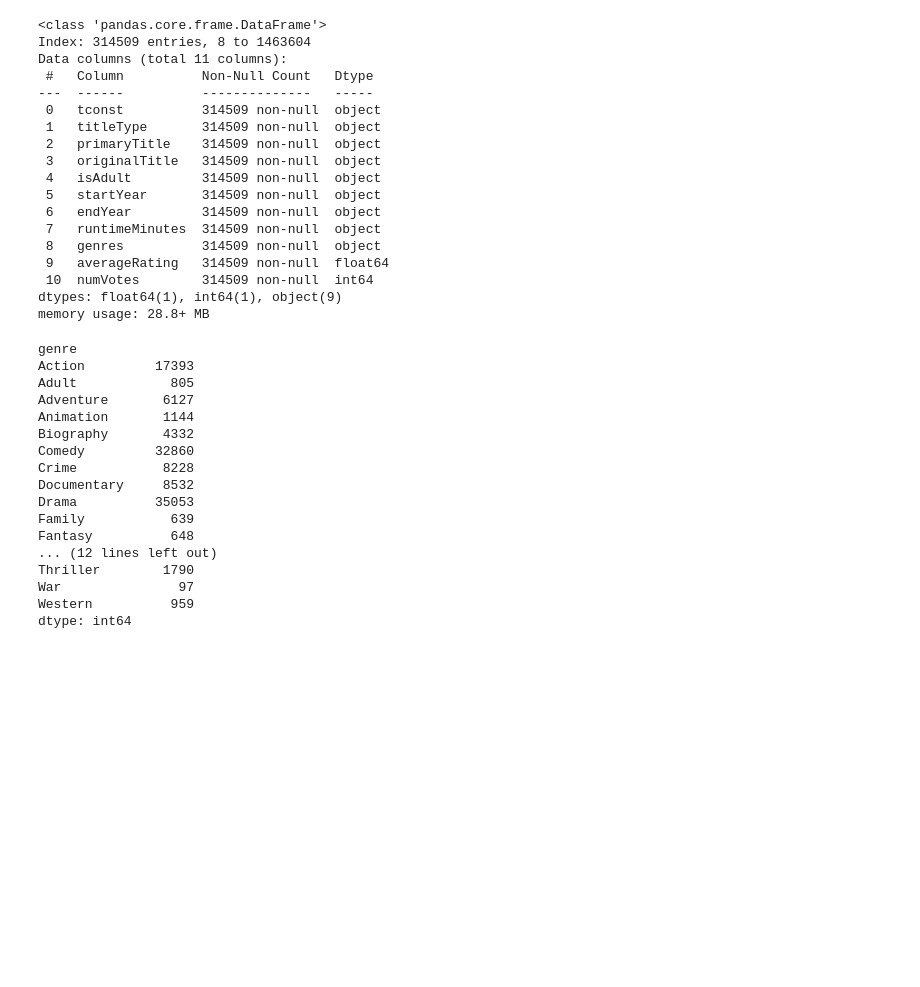
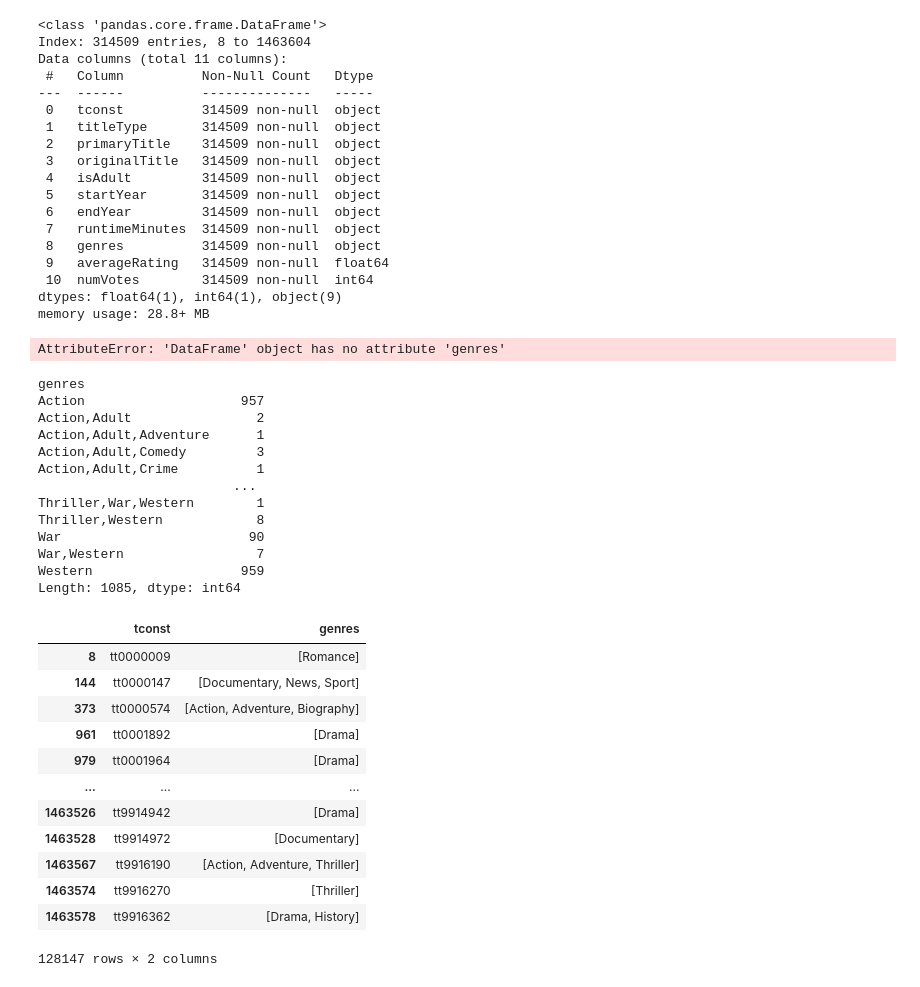
Before and after one commit to emily-dee/IMDB_data_analytics_project, a Jupyter notebook: Insight into Movies for the Hollywood Big Wigs.ipynb, the cells around one changed output. Saved outputs shown, nothing was run; the diff lists cells and outputs as text; code cells hidden in the pictures; blank space fills up the shorter version.

```diff
--- a/Insight into Movies for the Hollywood Big Wigs.ipynb
+++ b/Insight into Movies for the Hollywood Big Wigs.ipynb
@@ -110,3 +97,7 @@ def first_genre(x:str) -> str:
+# %%
+def genre_list(x:str) -> list:
+    genre = x.split(',')
+    return genre
 # %%
 movies_df = movies_df[~(movies_df.runtimeMinutes == '\\N')]
 movies_df = movies_df[~(movies_df.startYear  == '\\N')]
@@ -116,4 +107,5 @@ movies_df = movies_df[~(movies_df.numVotes  == '\\N')]
 movies_df.runtimeMinutes = movies_df.runtimeMinutes.apply(obj_to_int)
 movies_df['startYearInt'] = movies_df.startYear.apply(obj_to_int)
 movies_df['decade'] = movies_df.startYear.apply(year_to_decade)
-movies_df['genre'] = movies_df.genres.apply(first_genre)
+# %% [output]
+AttributeError: 'DataFrame' object has no attribute 'genres'
@@ -123,20 +112,16 @@ movies_df = movies_df[movies_df.numVotes > 99]
 # %%
-movies_df.groupby('genre').size()
+movies_df.groupby('genres').size()
 # %% [output]
-genre
-Action         17393
-Adult            805
-Adventure       6127
-Animation       1144
-Biography       4332
-Comedy         32860
-Crime           8228
-Documentary     8532
-Drama          35053
-Family           639
-Fantasy          648
-... (12 lines left out)
-Thriller        1790
-War               97
-Western          959
-dtype: int64
+genres
+Action                    957
+Action,Adult                2
+Action,Adult,Adventure      1
+Action,Adult,Comedy         3
+Action,Adult,Crime          1
+                         ...
+Thriller,War,Western        1
+Thriller,Western            8
+War                        90
+War,Western                 7
+Western                   959
+Length: 1085, dtype: int64
@@ -142,0 +131,17 @@ dtype: int64
+# %%
+genres_df.genres = genres_df.genres.apply(genre_list)
+genres_df
+# %% [output]
+|  | tconst | genres |
+| 8 | tt0000009 | [Romance] |
+| 144 | tt0000147 | [Documentary, News, Sport] |
+| 373 | tt0000574 | [Action, Adventure, Biography] |
+| 961 | tt0001892 | [Drama] |
+| 979 | tt0001964 | [Drama] |
+| ... | ... | ... |
+| 1463526 | tt9914942 | [Drama] |
+| 1463528 | tt9914972 | [Documentary] |
+| 1463567 | tt9916190 | [Action, Adventure, Thriller] |
+| 1463574 | tt9916270 | [Thriller] |
+| 1463578 | tt9916362 | [Drama, History] |
+128147 rows × 2 columns
```
Also changed, not shown: parts of 20 cells of this notebook.
